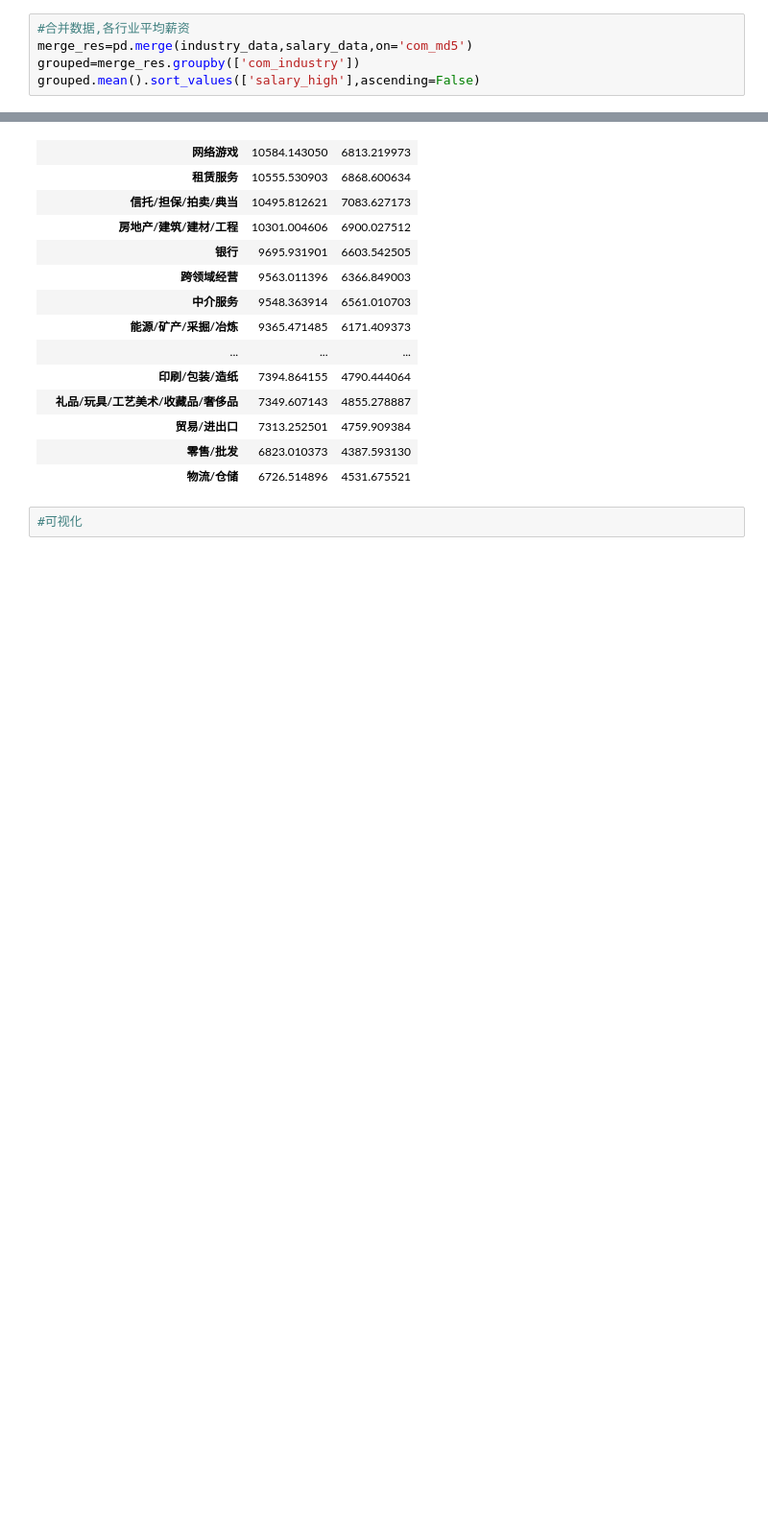
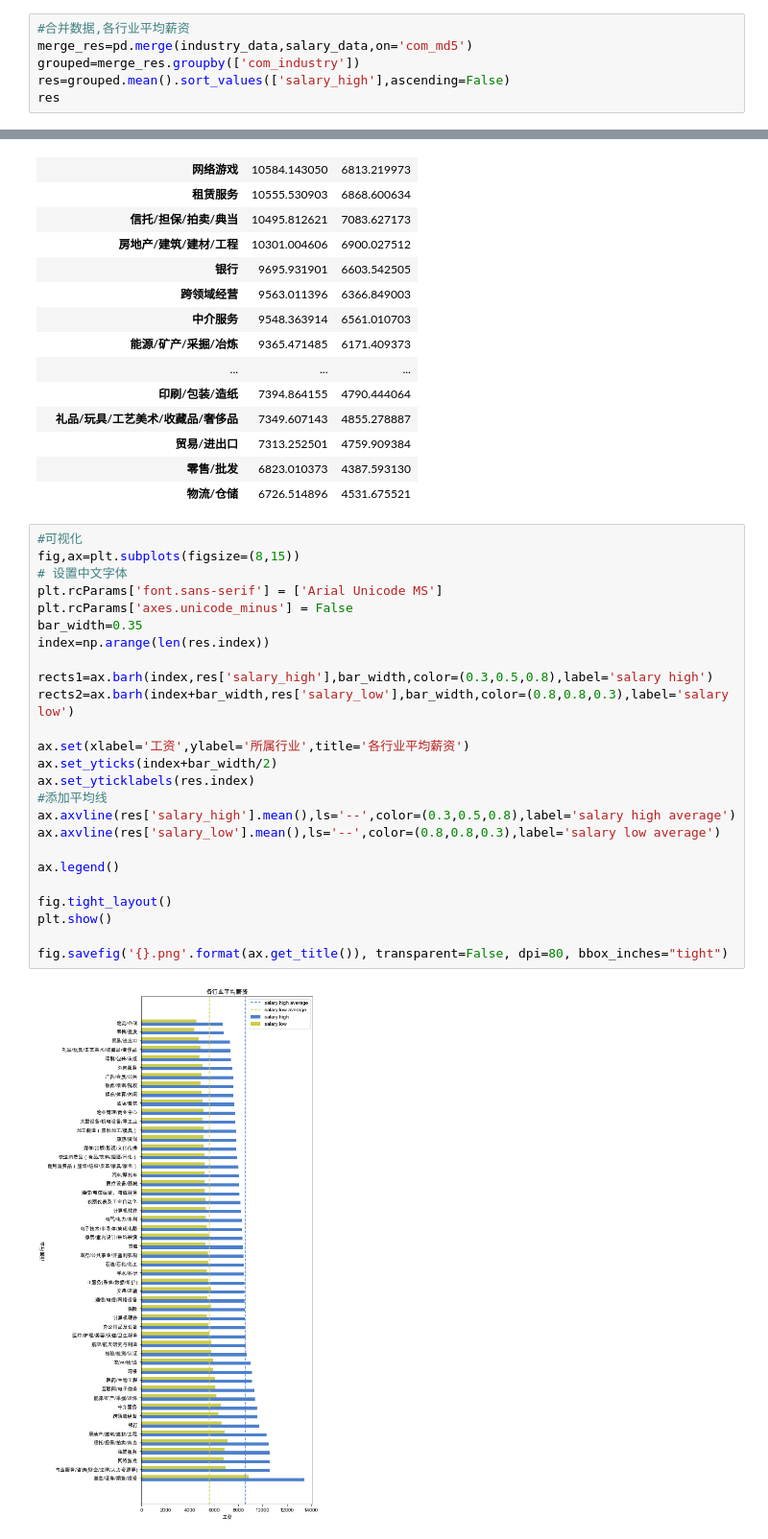
Before and after one commit to yexxyy/recruit_data, a Jupyter notebook: Datamining/tools/各行业平均薪资.ipynb, the cells around one changed output, grey strips where cells are left out. Shown at 96% size. Drawn from its saved outputs; the diff is of its cells as text; blank space fills up the shorter version.

```diff
--- a/Datamining/tools/各行业平均薪资.ipynb
+++ b/Datamining/tools/各行业平均薪资.ipynb
@@ -35,7 +35,8 @@ salary_data.tail()
 #合并数据,各行业平均薪资
 merge_res=pd.merge(industry_data,salary_data,on='com_md5')
 grouped=merge_res.groupby(['com_industry'])
-grouped.mean().sort_values(['salary_high'],ascending=False)
+res=grouped.mean().sort_values(['salary_high'],ascending=False)
+res
 # %% [output]
 |  | salary_high | salary_low |
 | com_industry |  |  |
@@ -55,5 +56,30 @@ grouped.mean().sort_values(['salary_high'],ascending=False)
 | 贸易/进出口 | 7313.252501 | 4759.909384 |
 | 零售/批发 | 6823.010373 | 4387.593130 |
 | 物流/仓储 | 6726.514896 | 4531.675521 |
-# %%
-#可视化
+# %%
+#可视化
+fig,ax=plt.subplots(figsize=(8,15))
+# 设置中文字体
+plt.rcParams['font.sans-serif'] = ['Arial Unicode MS']
+plt.rcParams['axes.unicode_minus'] = False
+bar_width=0.35
+index=np.arange(len(res.index))
+
+rects1=ax.barh(index,res['salary_high'],bar_width,color=(0.3,0.5,0.8),label='salary high')
+rects2=ax.barh(index+bar_width,res['salary_low'],bar_width,color=(0.8,0.8,0.3),label='salary low')
+
+ax.set(xlabel='工资',ylabel='所属行业',title='各行业平均薪资')
+ax.set_yticks(index+bar_width/2)
+ax.set_yticklabels(res.index)
+#添加平均线
+ax.axvline(res['salary_high'].mean(),ls='--',color=(0.3,0.5,0.8),label='salary high average')
+ax.axvline(res['salary_low'].mean(),ls='--',color=(0.8,0.8,0.3),label='salary low average')
+
+ax.legend()
+
+fig.tight_layout()
+plt.show()
+
+fig.savefig('{}.png'.format(ax.get_title()), transparent=False, dpi=80, bbox_inches="tight")
+# %% [output]
+[figure, added]
```
Also changed, not shown: 3 other files.
